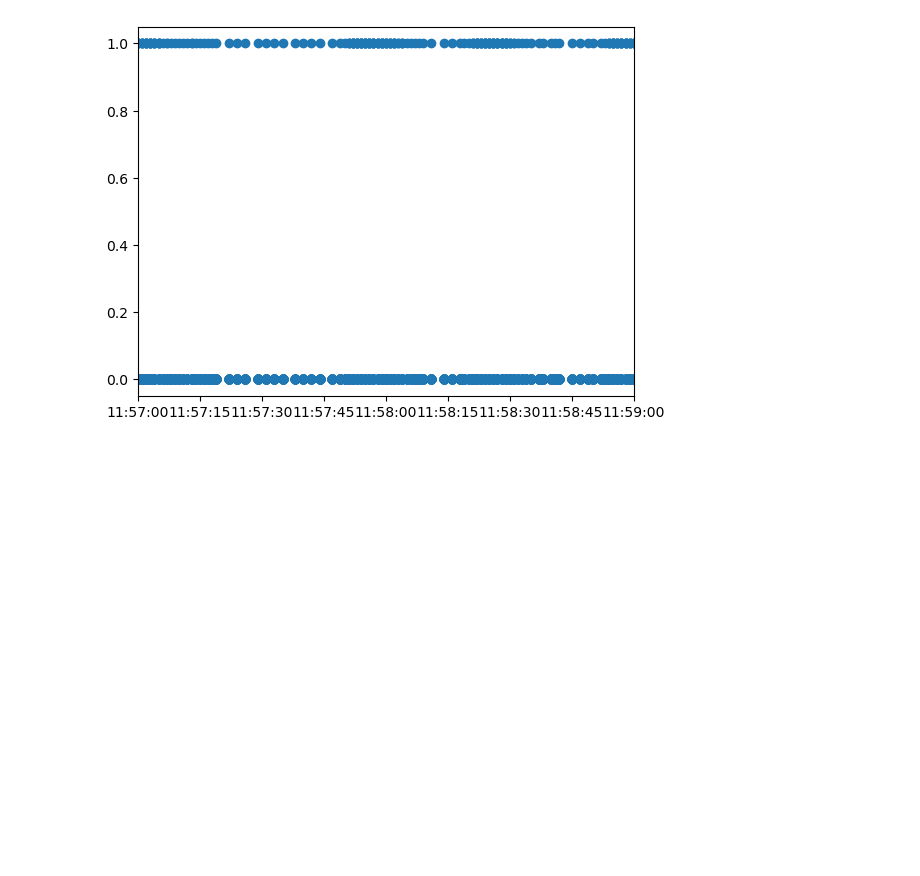
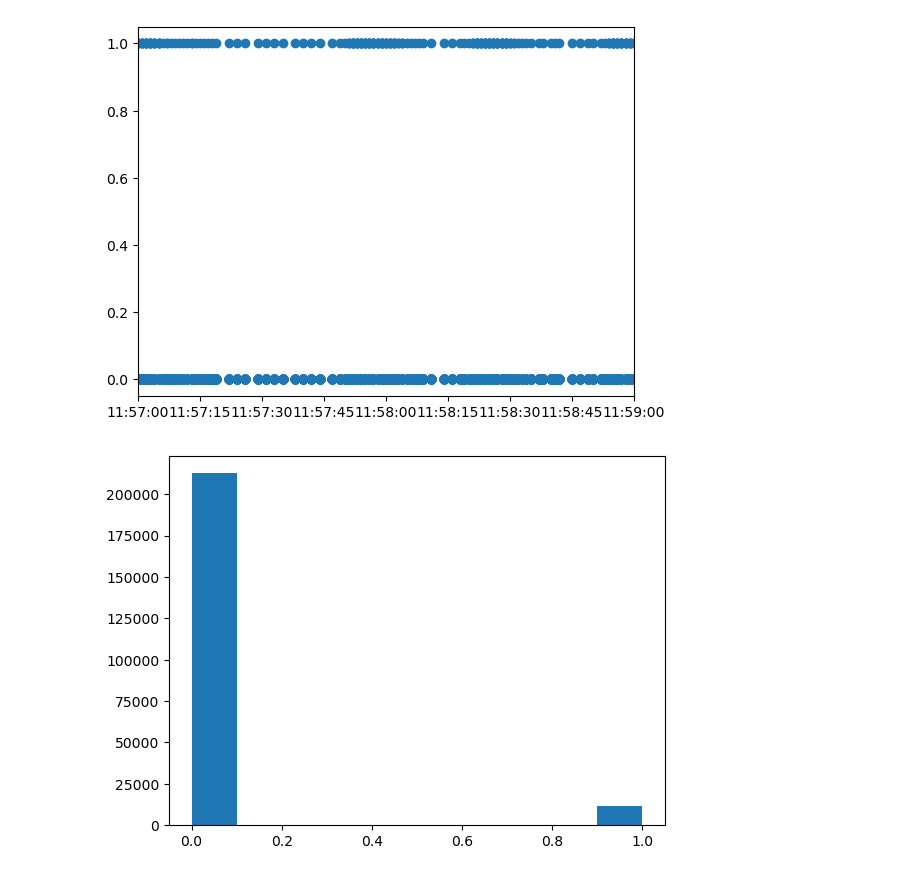
Before and after one commit to villano-lab/R76Analysis, a Jupyter notebook: Tutorial_Replication.ipynb, the cells around one changed output. Saved outputs shown, nothing was run; the diff lists cells and outputs as text; code cells hidden in the pictures; blank space fills up the shorter version.

```diff
--- a/Tutorial_Replication.ipynb
+++ b/Tutorial_Replication.ipynb
@@ -28,8 +28,8 @@ for s in range(nser):
             e_chain = pd.concat([e_chain,uproot.open(file)["rqDir/eventTree"].pandas.df()],axis=1)
             z_chain = pd.concat([z_chain,uproot.open(file)["rqDir/zip1"].pandas.df()],axis=1)
         else:
-            e_chain = pd.concat([e_chain,uproot.open(file)["rqDir/eventTree"].pandas.df()])
-            z_chain = pd.concat([z_chain,uproot.open(file)["rqDir/zip1"].pandas.df()])
+            e_chain = pd.concat([e_chain,uproot.open(file)["rqDir/eventTree"].pandas.df()],ignore_index=True)
+            z_chain = pd.concat([z_chain,uproot.open(file)["rqDir/zip1"].pandas.df()],ignore_index=True)
     e.append(e_chain); z.append(z_chain)
 
 #friends are complicated. here's the docs page on tchain friends:
@@ -38,7 +38,6 @@ for s in range(nser):
 for i,x in enumerate(z):
     z[i] = pd.concat([x,e[i]],axis=1)
 
-crand = "EventCategory"
 print(z[0].shape)
 print(list(z[0]))
 
@@ -62,3 +61,14 @@ plt.show()
 # %%
 #I don't see a better way to handle the aliases than to simply add a pandas column.
 #Unfortunately this means that we will have to rerun this cell if anything the aliases depends on changes.
+for x in z:
+    x['PTwid'] = (x['PTWKf40'] - x['PTWKr40'])*1e6
+    x['xdel'] = 1e6*(x['PFWKr20'] - 0.5*(x['PCWKr20']+x['PDWKr20']))-1
+    x['ydel'] = 1e6*(0.866*(x['PDWKr20'] - x['PCWKr20']))+9
+    x['phidel'] = [180/np.pi*math.atan2(x['ydel'].array[j],x['xdel'].array[j]) for j in range(len(x['ydel'].array))]
+    x['afdel'] = 1e6*(x['PFWKr20']-x['PAWKr20'])
+
+plt.hist(z[1]['EventCategory'])
+plt.show()
+# %% [output]
+[figure, added]
```
Also changed, not shown: parts of 3 cells of this notebook.
